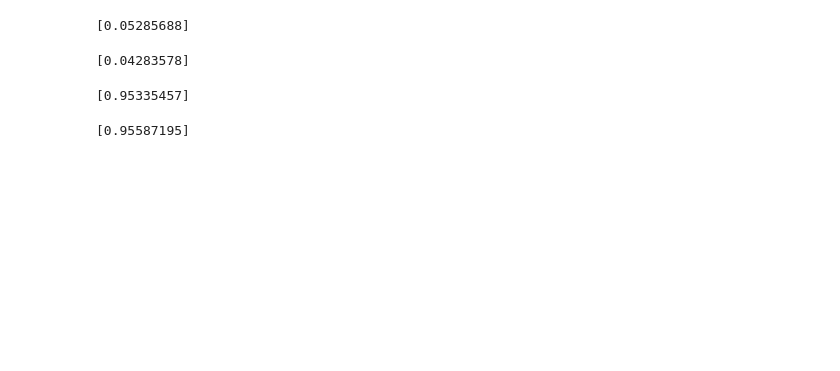
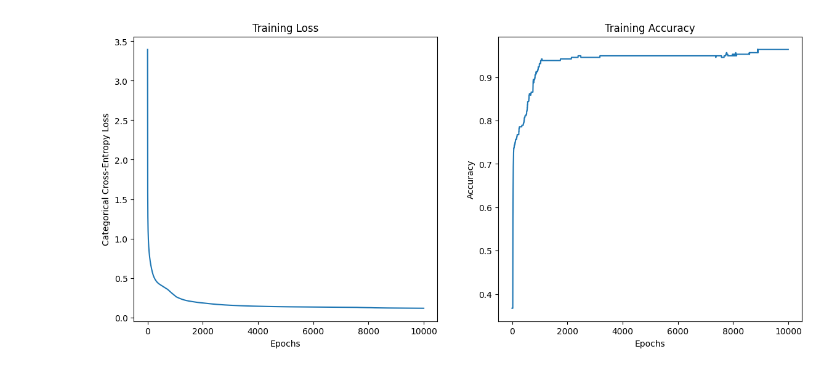
Before and after one commit to khalidmahamud/CVPR, a Jupyter notebook: MID/nn/nn.ipynb, the cells around one changed output. Saved outputs shown, nothing was run; the diff lists cells and outputs as text; code cells hidden in the pictures; blank space fills up the shorter version.

```diff
--- a/MID/nn/nn.ipynb
+++ b/MID/nn/nn.ipynb
@@ -42,0 +53,3 @@ array([39.1, 39.5, 40.3,  nan, 36.7, 39.3, 38.9, 39.2, 34.1, 42. ])
+# %%
+y_one_hot = np.eye(len(labels))[y_encoded]
+y_one_hot.shape, y_one_hot[10:]
@@ -81,10 +266,23 @@ class NeuralNetwork(object):
+# %%
+def categorical_cross_entropy(y_true, y_pred):
+    y_pred = np.clip(y_pred, 1e-9, 1 - 1e-9)  # Prevent log(0)
+    return -np.sum(y_true * np.log(y_pred)) / y_true.shape[0]
+# %%
+def accuracy(y_true, y_pred):
+    return np.mean(np.argmax(y_true, axis=1) == np.argmax(y_pred, axis=1))
 # %%
+# Training
 NN = NeuralNetwork()
+epochs = 10000
+err = []
+acc = []
 
-err = []
-for i in range(10000):
-    NN.train(X,Y)
-    err.append(np.mean(np.square(Y - NN.feedForward(X))))
+for epoch in range(epochs):
+    NN.train(X_train_normalized, y_train)
+    y_pred = NN.feedForward(X_train_normalized)
+    err.append(categorical_cross_entropy(y_train, y_pred))
+    acc.append(accuracy(y_train, y_pred))
 
-plt.plot(err)
+    if epoch % 100 == 0:
+        print(f"Epoch {epoch}/{epochs} - Loss: {err[epoch]:.4f}, Accuracy: {acc[epoch]:.4f}")
 # %% [output]
@@ -93,16 +306,18 @@ plt.plot(err)
-# %%
-print(NN.feedForward([0,0]))
-# %% [output]
-[0.05285688]
-# %%
-print(NN.feedForward([1,1]))
-# %% [output]
-[0.04283578]
-# %%
-print(NN.feedForward([1,0]))
-# %% [output]
-[0.95335457]
-# %%
-print(NN.feedForward([0,1]))
-# %% [output]
-[0.95587195]
+# %%
+fig, ax = plt.subplots(1, 2, figsize=(14, 6))
+
+# Plot the error
+ax[0].plot(err)
+ax[0].set_xlabel('Epochs')
+ax[0].set_ylabel('Categorical Cross-Entropy Loss')
+ax[0].set_title('Training Loss')
+
+# Plot the accuracy
+ax[1].plot(acc)
+ax[1].set_xlabel('Epochs')
+ax[1].set_ylabel('Accuracy')
+ax[1].set_title('Training Accuracy')
+
+plt.show()
+# %% [output]
+[figure, added]
```
Also changed, not shown: parts of 19 cells of this notebook.
